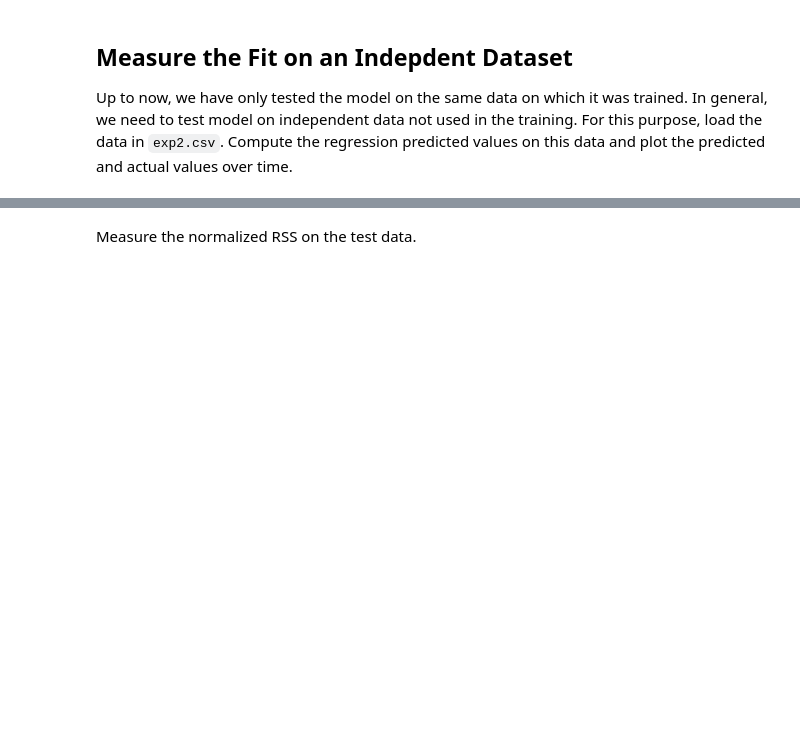
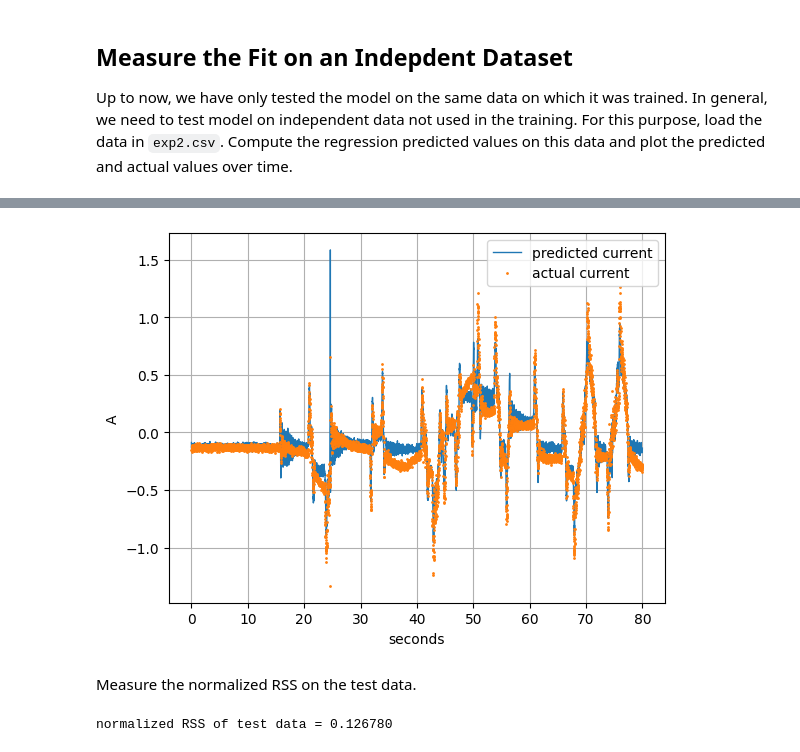
Before and after one commit to MYRONZHWENG/introml, a Jupyter notebook: unit03_mult_lin_reg/lab_robot_calib_partial.ipynb, the cells around one changed output, grey strips where cells are left out. Saved outputs shown, nothing was run; the diff lists cells and outputs as text; code cells hidden in the pictures; blank space fills up the shorter version.

```diff
--- a/unit03_mult_lin_reg/lab_robot_calib_partial.ipynb
+++ b/unit03_mult_lin_reg/lab_robot_calib_partial.ipynb
@@ -102,0 +157,16 @@ Up to now, we have only tested the model on the same data on which it was traine
+# %%
+# TODO
+
+names =[
+    't',                                  # Time (secs)
+    'q1', 'q2', 'q3',                     # Joint angle   (rads)
+    'dq1', 'dq2', 'dq3',                  # Joint velocity (rads/sec)
+    'I1', 'I2', 'I3',                     # Motor current (A)
+    'eps21', 'eps22', 'eps31', 'eps32',   # Strain gauge measurements ($\mu$m /m )
+    'ddq1', 'ddq2', 'ddq3'                # Joint accelerations (rad/sec^2)
+]
+
+df_test = pd.read_csv('exp2.csv',
+                      header=None,
+                      names=names,
+                      index_col=0)
@@ -103,2 +183,16 @@ Up to now, we have only tested the model on the same data on which it was traine
+# %%
+ytest = np.array(df_test['I2'])
+Xtest = np.array(df_test[['q2','dq2','eps21', 'eps22', 'eps31', 'eps32','ddq2']])
+# %%
+ytest_pred = regr.predict(Xtest)
+# %%
+plt.plot(t, ytest_pred, '-', linewidth=1)
+plt.plot(t, ytest, 'o', markersize=1)
+plt.xlabel('seconds')
+plt.ylabel('A')
+plt.legend(['predicted current', 'actual current'])
+plt.grid()
+# %% [output]
+[figure, added]
 # %% [markdown]
 Measure the normalized RSS on the test data.
@@ -107,0 +199,7 @@ Measure the normalized RSS on the test data.
+# %%
+# TODO
+# RSS_test = ...
+RSS_test = np.mean((ytest_pred - ytest)**2)/(np.std(ytest)**2)
+print("normalized RSS of test data = {0:f}".format(RSS_test))
+# %% [output]
+normalized RSS of test data = 0.126780
```
Also changed, not shown: parts of 19 cells of this notebook, 5 other files.
